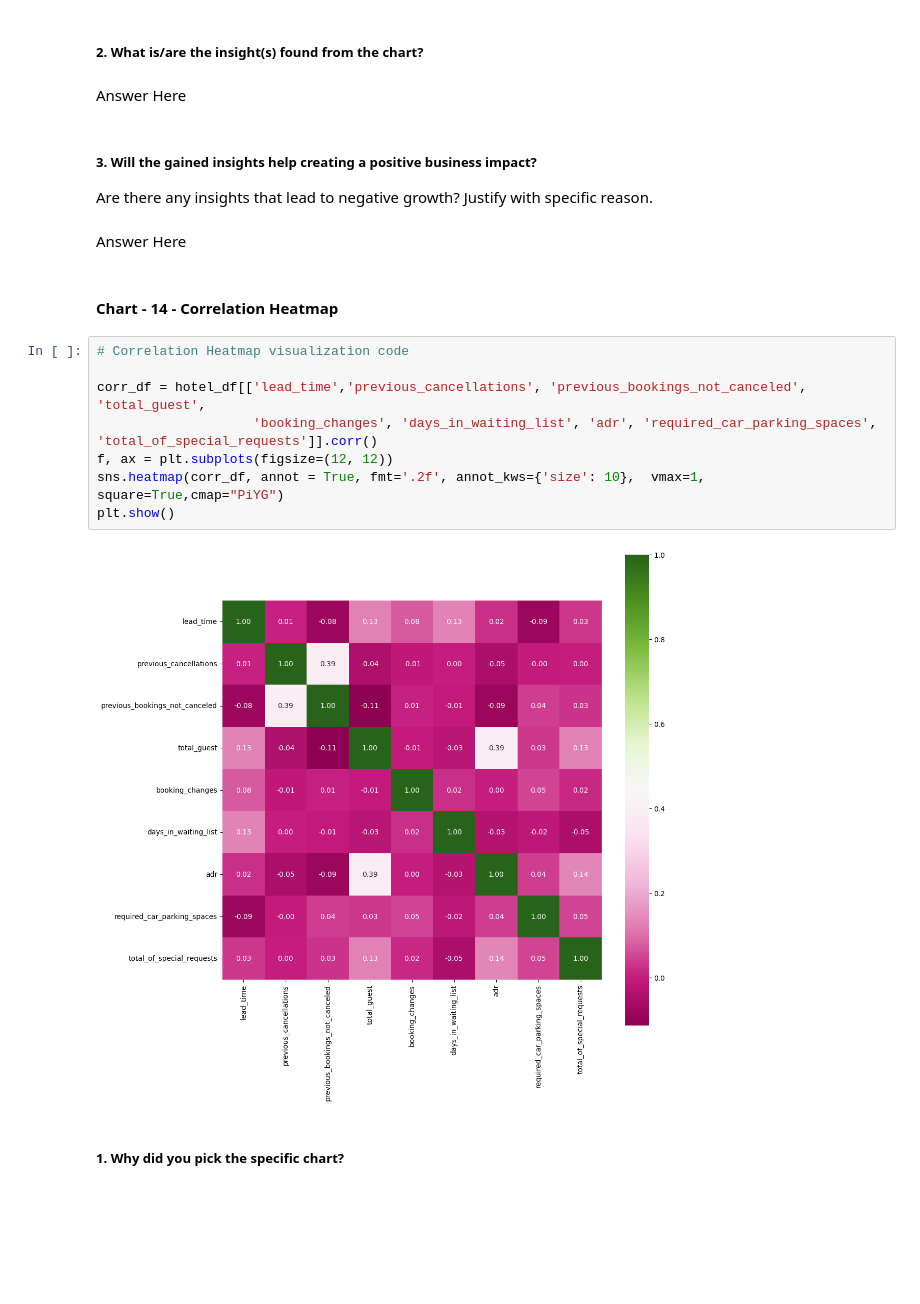
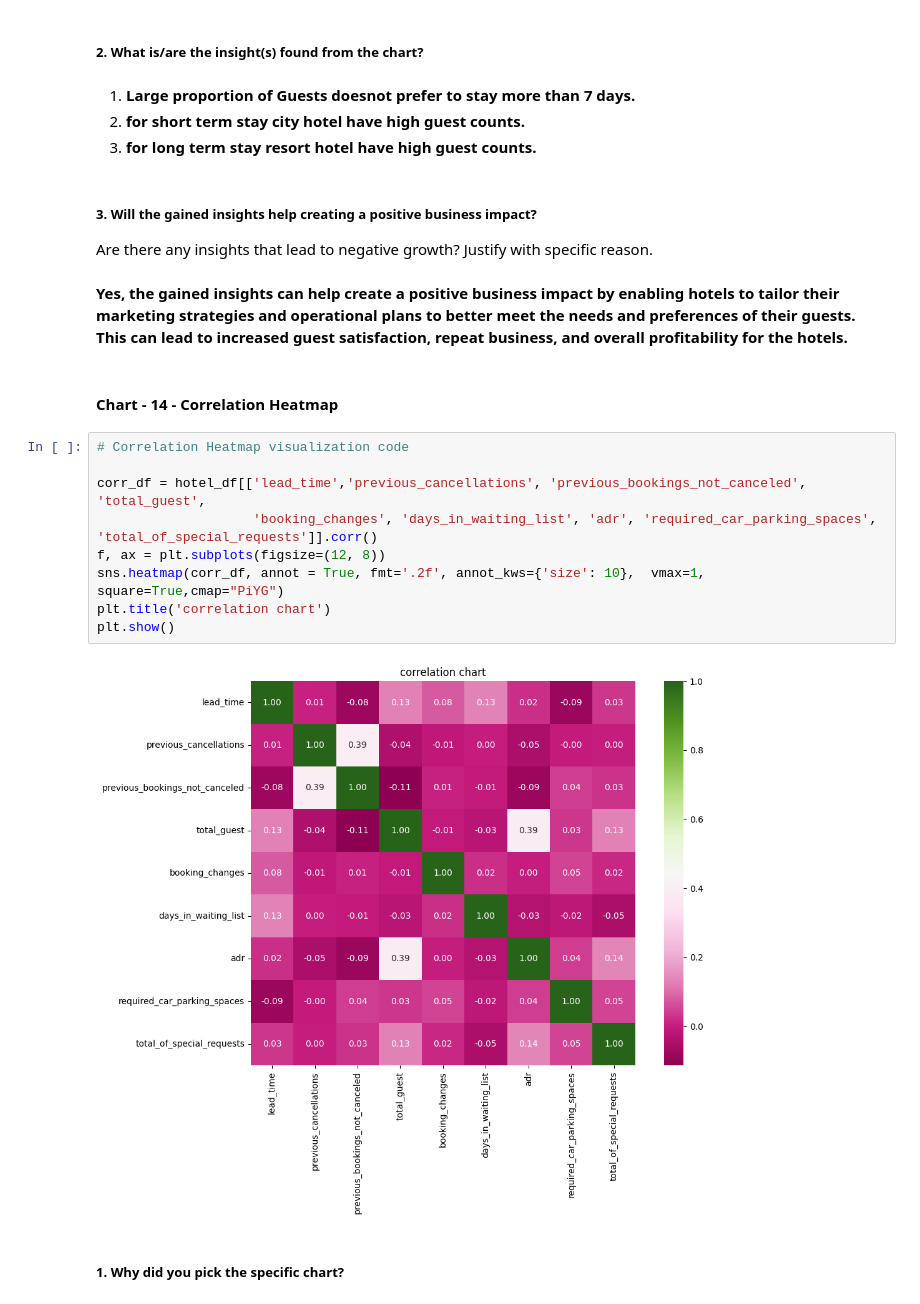
Before and after one commit to shubham19nijwala/EDA-Hotel_Booking, a Jupyter notebook: EDA_on_Hotel_Booking.ipynb, the cells around one changed output. Saved outputs shown, nothing was run; the diff lists cells and outputs as text; blank space fills up the shorter version.

```diff
--- a/EDA_on_Hotel_Booking.ipynb
+++ b/EDA_on_Hotel_Booking.ipynb
@@ -827,24 +829,27 @@ Answer Here.
 # %% [markdown]
 ##### 2. What is/are the insight(s) found from the chart?
-# %% [markdown]
-Answer Here
+# %% [markdown]
+ 1. **Large proportion of Guests doesnot prefer to  stay more than 7 days.**
+2. **for short term stay city hotel have high guest counts.**
+3. **for long term stay resort hotel have high guest counts.**
 # %% [markdown]
 ##### 3. Will the gained insights help creating a positive business impact?
 Are there any insights that lead to negative growth? Justify with specific reason.
-# %% [markdown]
-Answer Here
+# %% [markdown]
+**Yes, the gained insights can help create a positive business impact by enabling hotels to tailor their marketing strategies and operational plans to better meet the needs and preferences of their guests. This can lead to increased guest satisfaction, repeat business, and overall profitability for the hotels.**
 # %% [markdown]
 #### Chart - 14 - Correlation Heatmap
 # %%
 # Correlation Heatmap visualization code
 
 corr_df = hotel_df[['lead_time','previous_cancellations', 'previous_bookings_not_canceled', 'total_guest',
                     'booking_changes', 'days_in_waiting_list', 'adr', 'required_car_parking_spaces', 'total_of_special_requests']].corr()
-f, ax = plt.subplots(figsize=(12, 12))
+f, ax = plt.subplots(figsize=(12, 8))
 sns.heatmap(corr_df, annot = True, fmt='.2f', annot_kws={'size': 10},  vmax=1, square=True,cmap="PiYG")
+plt.title('correlation chart')
 plt.show()
 # %% [output]
-[figure, old version]
+[figure, new version]
 # %% [markdown]
 ##### 1. Why did you pick the specific chart?
 # %% [markdown]
```
Also changed, not shown: parts of 21 cells of this notebook.
